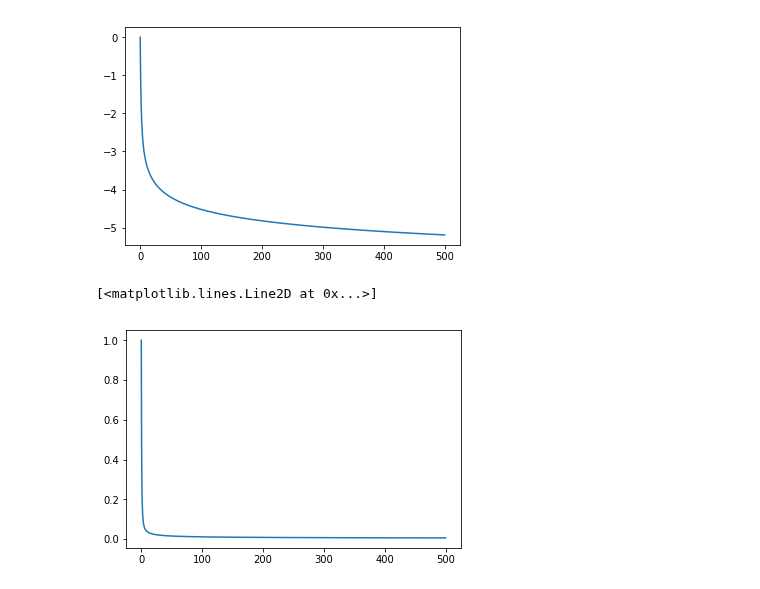
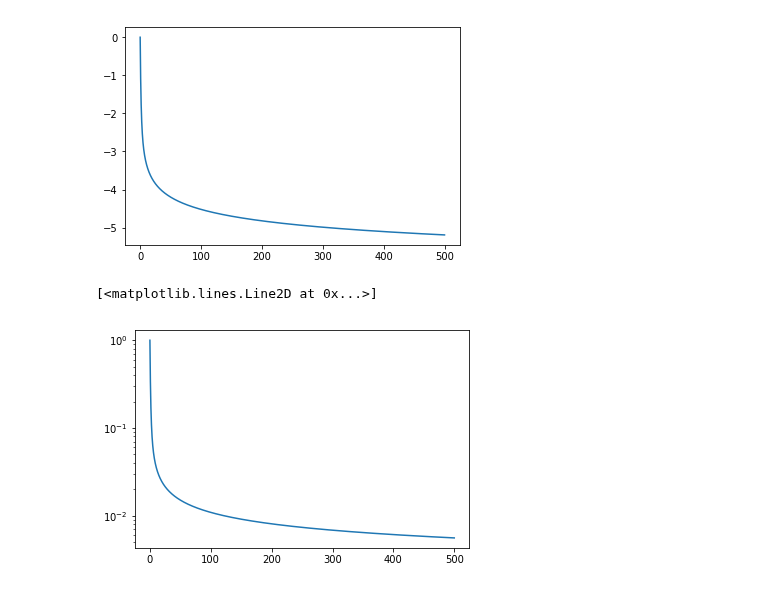
Before and after one commit to hstrey/FCS-simulations, a Jupyter notebook: FCS intensity distribution Laplace.ipynb, the cells around one changed output. Drawn from its saved outputs; the diff is of its cells as text; code cells hidden in the pictures.

```diff
--- a/FCS intensity distribution Laplace.ipynb
+++ b/FCS intensity distribution Laplace.ipynb
@@ -24,7 +24,7 @@ plt.plot(k,f1k)
 [figure]
 # %%
 er = np.exp(f1k)
-plt.plot(k,er)
+plt.semilogy(k,er)
 # %% [output]
 [<matplotlib.lines.Line2D at 0x...>]
-[figure, old version]
+[figure, new version]
```
Also changed, not shown: 2 other files.
